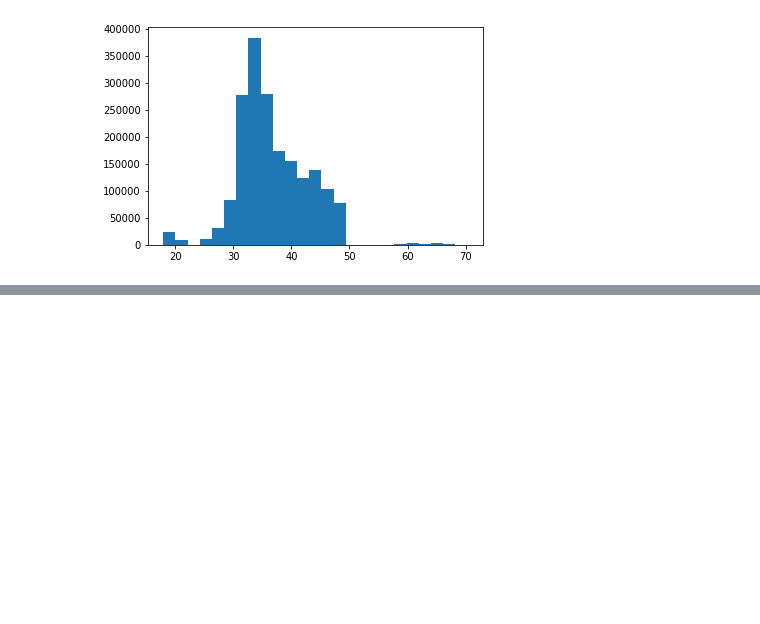
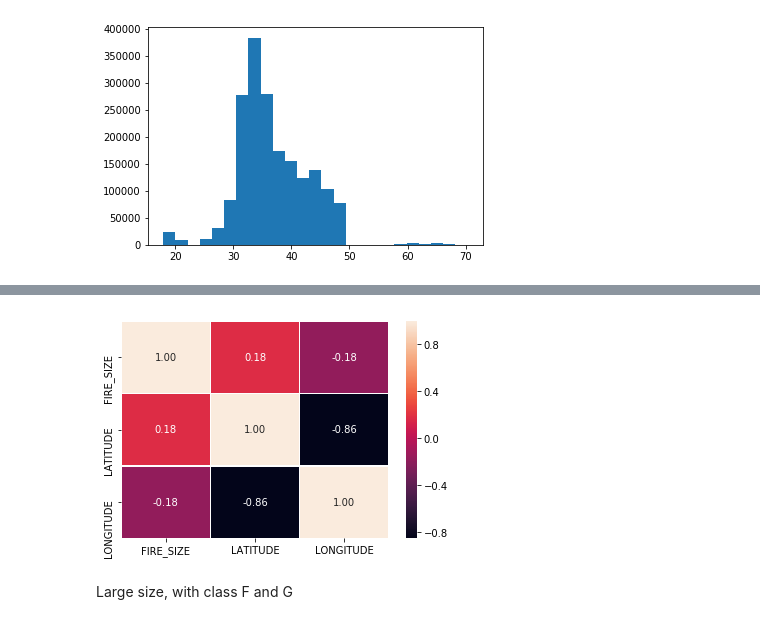
Before and after one commit to adityasant/ECE143_Project, a Jupyter notebook: Local Notebooks/wildfire_datacleaning.ipynb, the cells around one changed output, grey strips where cells are left out. Cells and saved outputs as stored; diff of their text form; code cells hidden in the pictures; blank space fills up the shorter version.

```diff
--- a/Local Notebooks/wildfire_datacleaning.ipynb
+++ b/Local Notebooks/wildfire_datacleaning.ipynb
@@ -80,0 +146,9 @@ plt.hist(long_arr,bins=20)
+# %%
+f,ax = plt.subplots()
+svm = sns.heatmap(small_size_wildfire_data.corr(), annot = True, linewidths = .5, fmt = '.2f', ax = ax)
+plt.show()
+figure = svm.get_figure()
+# %% [output]
+[figure, added]
+# %% [markdown]
+Large size, with class F and G
```
Also changed, not shown: parts of 32 cells of this notebook.
